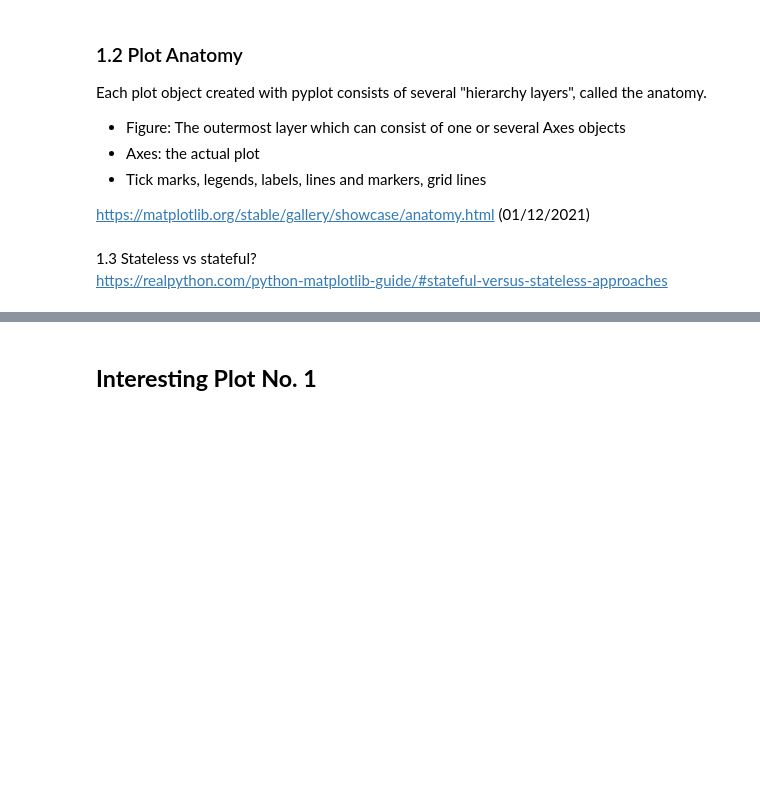
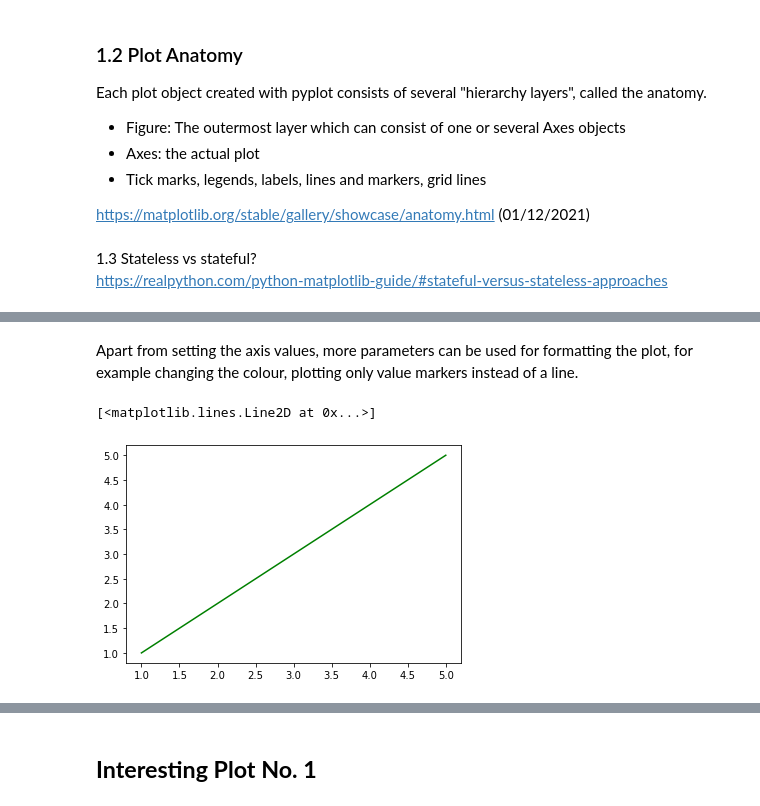
Before and after one commit to ssteffens/fundamentals-data-analysis-assessment, a Jupyter notebook: pyplot.ipynb, the cells around one changed output, grey strips where cells are left out. Drawn from its saved outputs; the diff is of its cells as text; code cells hidden in the pictures; blank space fills up the shorter version.

```diff
--- a/pyplot.ipynb
+++ b/pyplot.ipynb
@@ -51,0 +86,8 @@ https://matplotlib.org/stable/tutorials/introductory/usage.html
+# %% [markdown]
+Apart from setting the axis values, more parameters can be used for formatting the plot, for example changing the colour, plotting only value markers instead of a line.
+# %%
+# Plotting a green line
+plt.plot(x, y, color = 'g')
+# %% [output]
+[<matplotlib.lines.Line2D at 0x...>]
+[figure, added]
```
Also changed, not shown: parts of 12 cells of this notebook.
